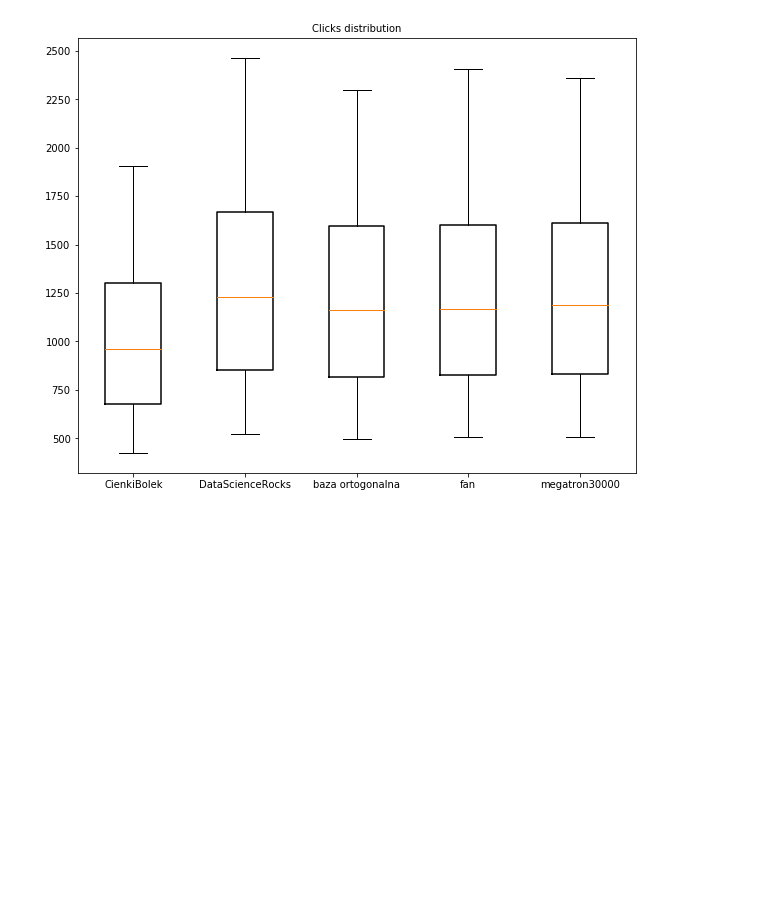
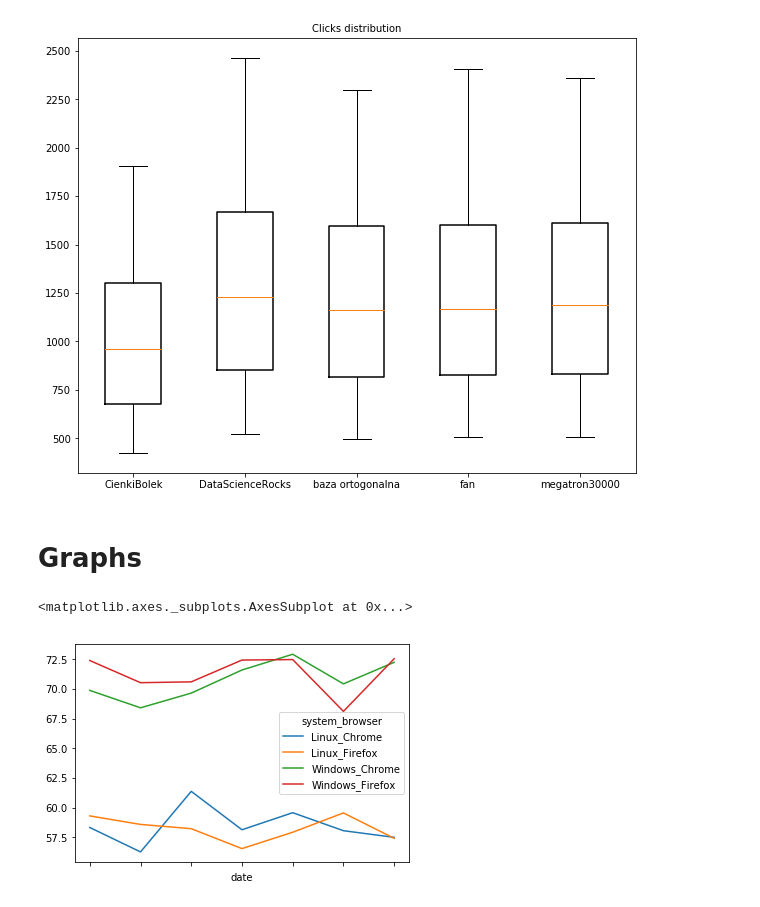
Before and after one commit to langusta/cheatsheets, a Jupyter notebook: data_wrangling/py-data-wrangling.ipynb, the cells around one changed output. Saved outputs shown, nothing was run; the diff lists cells and outputs as text; code cells hidden in the pictures; blank space fills up the shorter version.

Commit message:
example line graph with pandasa

```diff
--- a/data_wrangling/py-data-wrangling.ipynb
+++ b/data_wrangling/py-data-wrangling.ipynb
@@ -142,3 +142,21 @@ axes.set_title('Clicks distribution', fontsize=10)
 plt.show()
 # %% [output]
 [figure]
+# %% [markdown]
+# Graphs
+# %%
+graph_sys_bro = data.copy()
+graph_sys_bro["system_browser"] = graph_sys_bro.system + "_" + graph_sys_bro.browser
+graph_sys_bro = graph_sys_bro[graph_sys_bro.system_browser.map(lambda x: not 'Inn' in x)]
+# %%
+ctr_graph = graph_sys_bro.groupby(['date', 'system_browser']) \
+    .pipe(lambda grp: 100* grp.clicks.sum() / grp.visits.sum()).round(2)
+ctr_graph.name = 'ctr'
+ctr_graph \
+    .reset_index() \
+    .pivot(index="date", columns="system_browser", values="ctr") \
+    .plot()
+# ctr_graph.reset_index().plot(x="date", y="ctr")
+# %% [output]
+<matplotlib.axes._subplots.AxesSubplot at 0x...>
+[figure, added]
```
